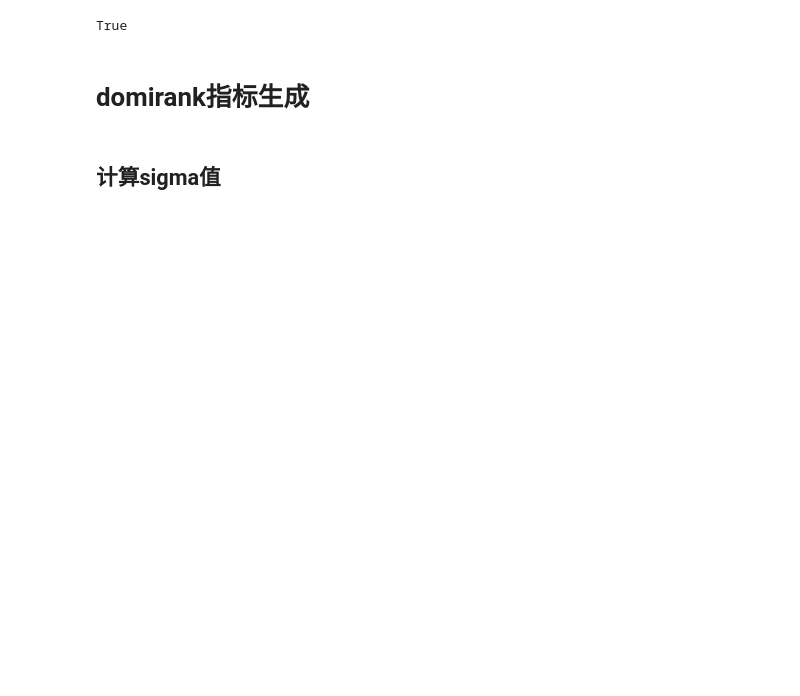
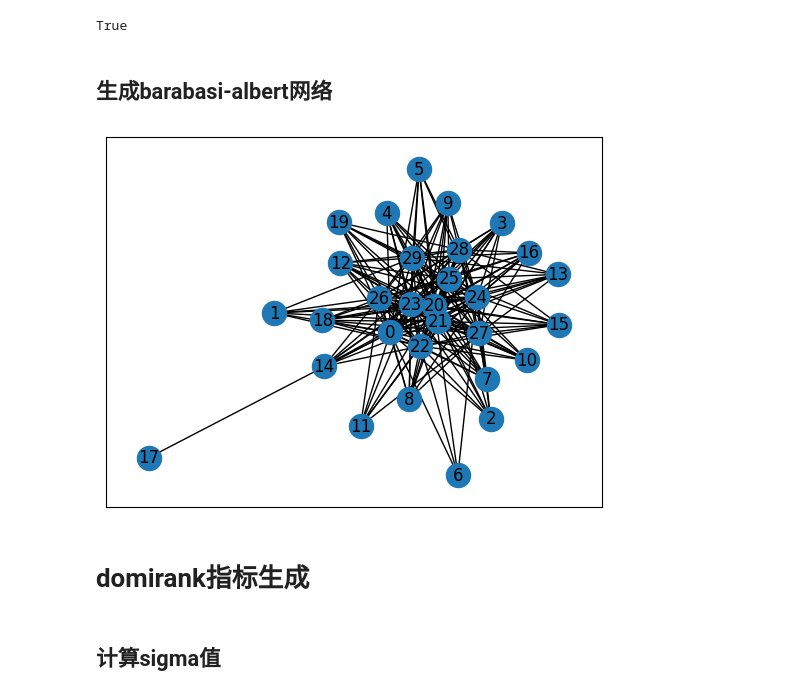
Before and after one commit to doctordragon666/DomiRank, a Jupyter notebook: document.ipynb, the cells around one changed output. Saved outputs shown, nothing was run; the diff lists cells and outputs as text; code cells hidden in the pictures; blank space fills up the shorter version.

```diff
--- a/document.ipynb
+++ b/document.ipynb
@@ -34,6 +38,17 @@ plt.show('graph_ER.png')
 print(G.is_directed())
 # %% [output]
 True
+# %% [markdown]
+## 生成barabasi-albert网络
+# %%
+# 生成barabasi-albert网络
+G = nx.barabasi_albert_graph(N, N-np.random.randint(0, N), seed=rand_seed)
+fig = plt.figure(1)
+layout = nx.spring_layout(G)
+nx.draw_networkx(G, pos=layout)
+plt.show()
+# %% [output]
+[figure, added]
 # %% [markdown]
 # domirank指标生成
 # %% [markdown]
```
Also changed, not shown: parts of 8 cells of this notebook, 10 other files.
